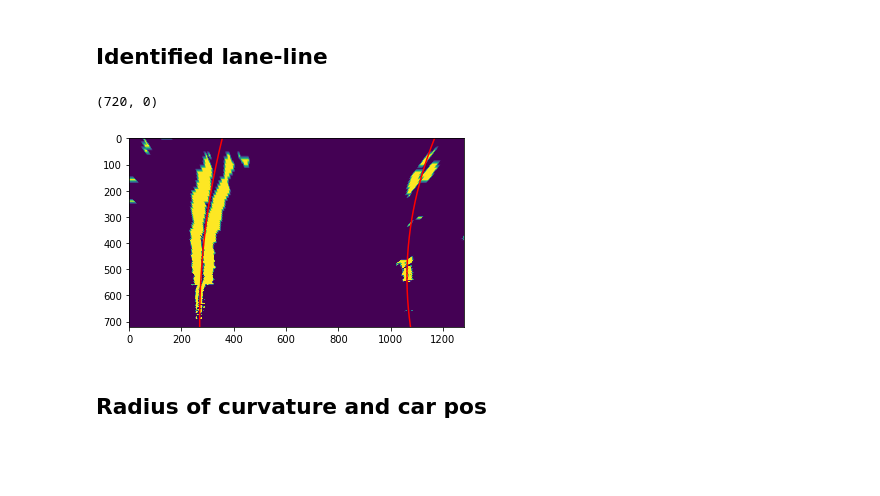
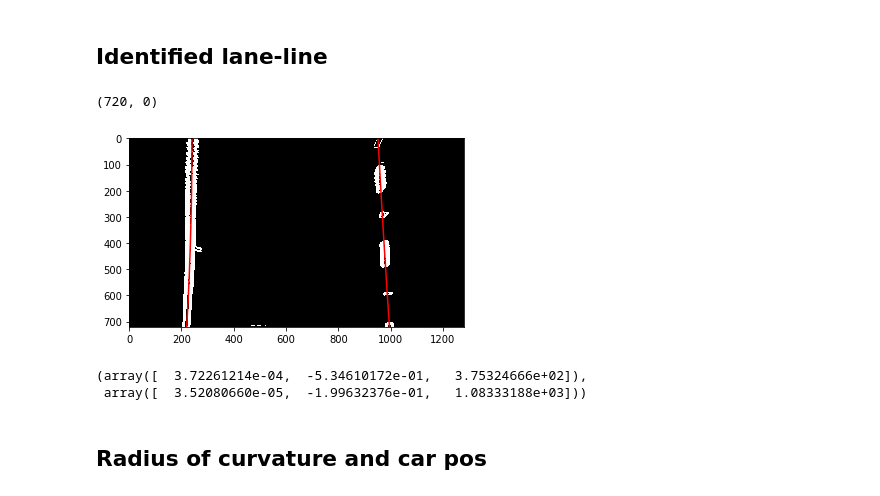
Before and after one commit to bear-jiang/udacity-selfdriving, a Jupyter notebook: P4/CarND-Advanced-Lane-Lines/P4.ipynb, the cells around one changed output. Cells and saved outputs as stored; diff of their text form; code cells hidden in the pictures; blank space fills up the shorter version.

```diff
--- a/P4/CarND-Advanced-Lane-Lines/P4.ipynb
+++ b/P4/CarND-Advanced-Lane-Lines/P4.ipynb
@@ -90,0 +113,4 @@ ax2.set_title('Undistorted Image', fontsize=30)
+# %%
+test_img_warp = cv2.warpPerspective(test_img, M, (1280,720), flags=cv2.INTER_NEAREST)
+
+plt.imshow(test_img_warp)
@@ -167,5 +168,16 @@ def get_binary_img(img):
+# %%
+def get_binary_img(img):
+    aaa = img**3.9
+    aaa = (aaa-np.min(aaa))/(np.max(aaa)-np.min(aaa))
+    aaa = np.uint8(aaa*255)
+
+    aaa = np.uint8(mag_thresh(aaa, 19, (20,250)))
+
+    aaa = (aaa[:,:,0] + aaa[:,:,1] + aaa[:,:,2])//3
+
+    return aaa
 # %%
-binary_img = get_binary_img(test_img)
+binary_img = get_binary_img(test_img_warp)
 plt.imshow(binary_img, cmap='gray')
 # %% [output]
 <matplotlib.image.AxesImage at 0x...>
@@ -266,20 +261,28 @@ def calc_polifit(img, nwindows=9, margin=100, minpix=50, last_left_fit=None, las
 
     return left_fit, right_fit
+# %%
+l = None
+r = None
 # %%
-l,r = calc_polifit(warped_img)
+l,r = calc_polifit(binary_img, last_left_fit=l, last_right_fit=r)
 
 # Generate x and y values for plotting
-ploty = np.linspace(0, warped_img.shape[0]-1, warped_img.shape[0] )
+ploty = np.linspace(0, binary_img.shape[0]-1, binary_img.shape[0] )
 left_fitx = l[0]*ploty**2 + l[1]*ploty + l[2]
 right_fitx = r[0]*ploty**2 + r[1]*ploty + r[2]
-plt.imshow(warped_img)
+plt.imshow(binary_img, cmap='gray')
 plt.plot(left_fitx, ploty, color='red')
 plt.plot(right_fitx, ploty, color='red')
 plt.xlim(0, 1280)
 plt.ylim(720, 0)
 # %% [output]
 (720, 0)
-[figure, old version]
+[figure, new version]
+# %%
+l,r
+# %% [output]
+(array([  3.72261214e-04,  -5.34610172e-01,   3.75324666e+02]),
+ array([  3.52080660e-05,  -1.99632376e-01,   1.08333188e+03]))
 # %% [markdown]
 ## Radius of curvature and car pos
 # %%
```
Also changed, not shown: parts of 21 cells of this notebook, 22 other files.
